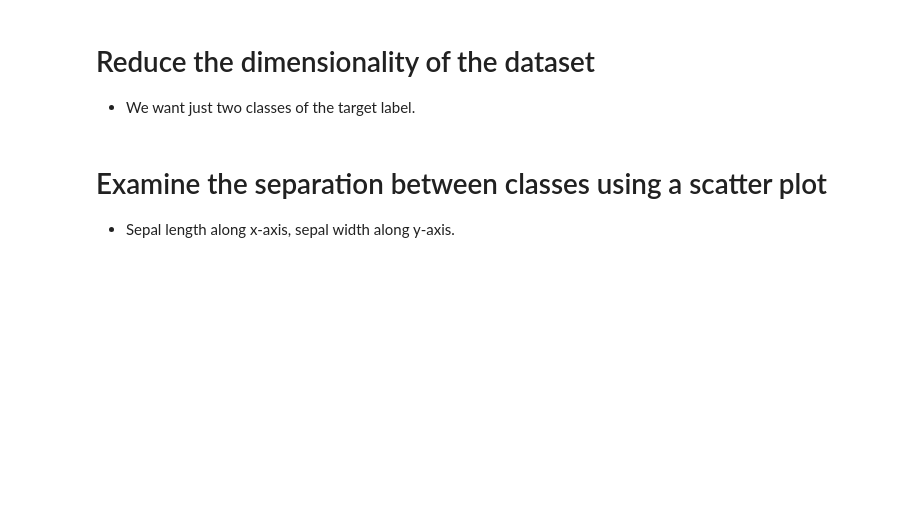
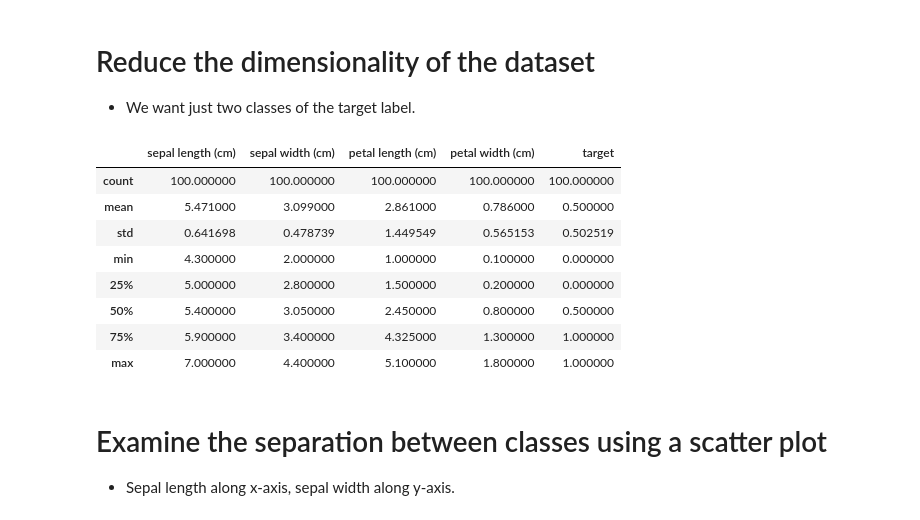
Before and after one commit to Tuwaiq-Data-Science-Bootcamp-V5/SVM_Lab1, a Jupyter notebook: SVMs-Iris.ipynb, the cells around one changed output. Saved outputs shown, nothing was run; the diff lists cells and outputs as text; code cells hidden in the pictures; blank space fills up the shorter version.

```diff
--- a/SVMs-Iris.ipynb
+++ b/SVMs-Iris.ipynb
@@ -41,6 +79,19 @@ Libraries used in this project:
 # Reduce the dimensionality of the dataset
 
 - We want just two classes of the target label.
+# %%
+df=df[df['target']!=2]
+df.describe()
+# %% [output]
+|  | sepal length (cm) | sepal width (cm) | petal length (cm) | petal width (cm) | target |
+| count | 100.000000 | 100.000000 | 100.000000 | 100.000000 | 100.000000 |
+| mean | 5.471000 | 3.099000 | 2.861000 | 0.786000 | 0.500000 |
+| std | 0.641698 | 0.478739 | 1.449549 | 0.565153 | 0.502519 |
+| min | 4.300000 | 2.000000 | 1.000000 | 0.100000 | 0.000000 |
+| 25% | 5.000000 | 2.800000 | 1.500000 | 0.200000 | 0.000000 |
+| 50% | 5.400000 | 3.050000 | 2.450000 | 0.800000 | 0.500000 |
+| 75% | 5.900000 | 3.400000 | 4.325000 | 1.300000 | 1.000000 |
+| max | 7.000000 | 4.400000 | 5.100000 | 1.800000 | 1.000000 |
 # %% [markdown]
 # Examine the separation between classes using a scatter plot
 
```
Also changed, not shown: parts of 7 cells of this notebook.
